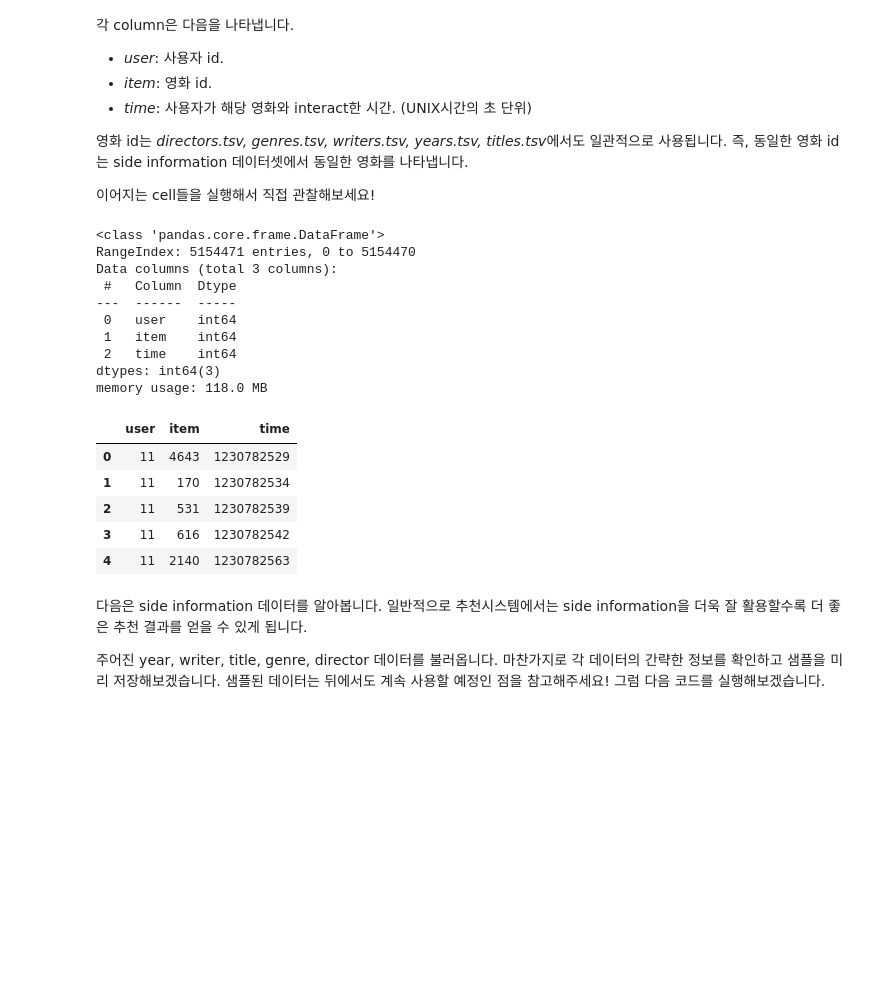
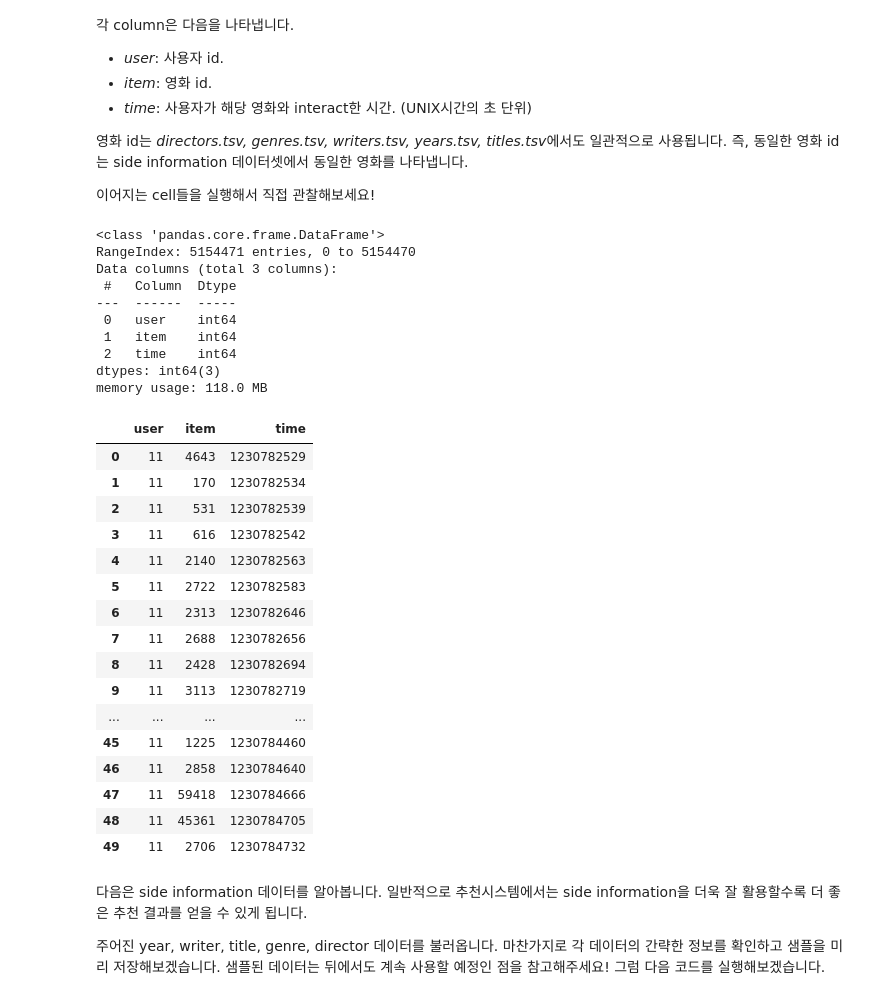
Before and after one commit to boostcampaitech3/level2-movie-recommendation-level2-recsys-08, a Jupyter notebook: EDA/EDA_peter.ipynb, the cells around one changed output. Drawn from its saved outputs; the diff is of its cells as text; code cells hidden in the pictures; blank space fills up the shorter version.

```diff
--- a/EDA/EDA_peter.ipynb
+++ b/EDA/EDA_peter.ipynb
@@ -13,7 +13,7 @@ import os
 
 # eval_root = '../../input/data/eval/sample_submission.csv'
 
-data_path = '~/input/data/train'
+data_path = '/opt/ml/input/data/train'
 train_df = pd.read_csv(os.path.join(data_path, 'train_ratings.csv')) # 전체 학습 데이터
 # %% [markdown]
 Pandas를 이용하여 train 데이터를 로드하고 데이터 구성을 알아봅니다. 이어지는 코드를 실행하면 데이터셋의 간략한 정보와 샘플을 확인할 수 있습니다.
@@ -30,24 +30,35 @@ train 데이터셋은 *user, item, time* 세개의 column으로 구성된 반면
 이어지는 cell들을 실행해서 직접 관찰해보세요!
 # %%
 train_df.info()
-train_df.head(5)
+train_df.head(50)
 # %% [output]
 <class 'pandas.core.frame.DataFrame'>
 RangeIndex: 5154471 entries, 0 to 5154470
 Data columns (total 3 columns):
  #   Column  Dtype
 ---  ------  -----
  0   user    int64
  1   item    int64
  2   time    int64
 dtypes: int64(3)
 memory usage: 118.0 MB
 |  | user | item | time |
 | 0 | 11 | 4643 | 1230782529 |
 | 1 | 11 | 170 | 1230782534 |
 | 2 | 11 | 531 | 1230782539 |
 | 3 | 11 | 616 | 1230782542 |
 | 4 | 11 | 2140 | 1230782563 |
+| 5 | 11 | 2722 | 1230782583 |
+| 6 | 11 | 2313 | 1230782646 |
+| 7 | 11 | 2688 | 1230782656 |
+| 8 | 11 | 2428 | 1230782694 |
+| 9 | 11 | 3113 | 1230782719 |
+| ... | ... | ... | ... |
+| 45 | 11 | 1225 | 1230784460 |
+| 46 | 11 | 2858 | 1230784640 |
+| 47 | 11 | 59418 | 1230784666 |
+| 48 | 11 | 45361 | 1230784705 |
+| 49 | 11 | 2706 | 1230784732 |
 # %% [markdown]
 다음은 side information 데이터를 알아봅니다. 일반적으로 추천시스템에서는 side information을 더욱 잘 활용할수록 더 좋은 추천 결과를 얻을 수 있게 됩니다.
 
```
Also changed, not shown: parts of 2 cells of this notebook, 4 other files.
